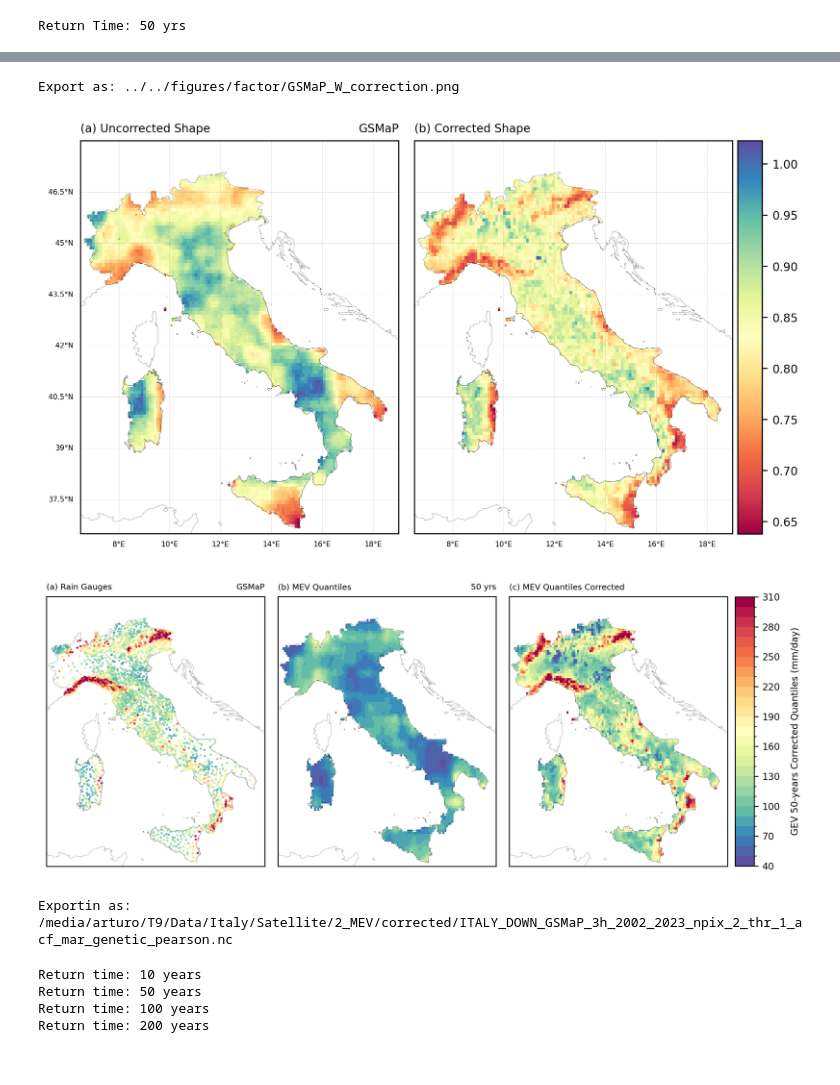
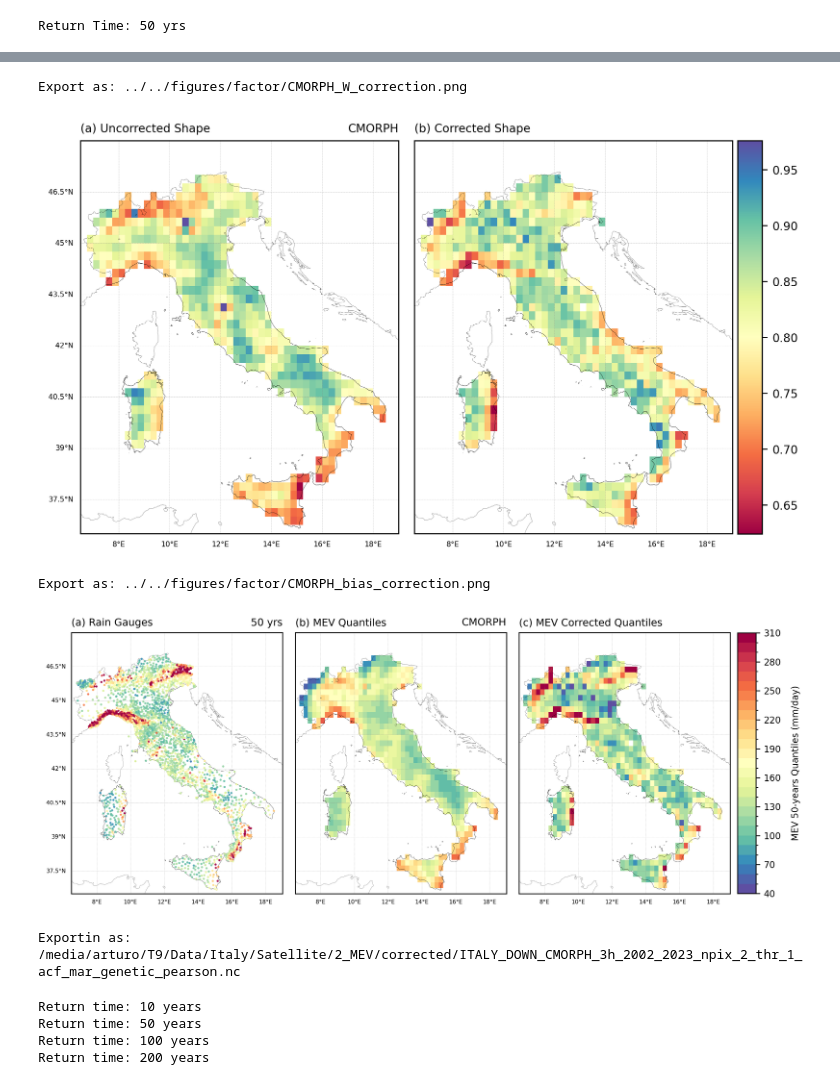
Before and after one commit to TeamExtremes/MEVD-downscaling, a Jupyter notebook: jupyter/Bias_correction/I_grid_factor_MEVD.ipynb, the cells around one changed output, grey strips where cells are left out. Drawn from its saved outputs; the diff is of its cells as text; code cells hidden in the pictures.

```diff
--- a/jupyter/Bias_correction/I_grid_factor_MEVD.ipynb
+++ b/jupyter/Bias_correction/I_grid_factor_MEVD.ipynb
@@ -28,11 +28,11 @@ warnings.filterwarnings('ignore')
 # product, time_reso, reso = 'ENSEMBLE_mean', '1dy', '25'
 # product, time_reso, reso = 'ENSEMBLE_median', '1dy', '25'
 # product, time_reso, reso = 'IMERG', '1dy', '10'
-# product, time_reso, reso = 'CMORPH', '3h', '25'
+product, time_reso, reso = 'CMORPH', '3h', '25'
 # product, time_reso, reso = 'CHIRPS', '1dy', '5'
 # product, time_reso, reso = 'ERA5', '3h', '25'
 # product, time_reso, reso = 'MSWEP', '3h', '10'
-product, time_reso, reso = 'GSMaP', '3h', '10'
+# product, time_reso, reso = 'GSMaP', '3h', '10'
 # %%
 dir_input = os.path.join('/','media','arturo','T9','Data','Italy','Satellite','2_MEV', 'uncorrected')
 dir_output = os.path.join('/','media','arturo','T9','Data','Italy','Satellite','2_MEV', 'corrected')
@@ -388,8 +386,8 @@ dir_out = os.path.join('..','..','figures','factor',f'{product}_W_correction.png
 print(F'Export as: {dir_out}')
 # plt.savefig(dir_out,transparent = False,bbox_inches ='tight',pad_inches = 0.1, facecolor=None)
 # %% [output]
-Export as: ../../figures/factor/GSMaP_W_correction.png
+Export as: ../../figures/factor/CMORPH_W_correction.png
-[figure, old version]
+[figure, new version]
 # %%
 Tr = [5,  10,  20,  50, 100, 200]
 MEV_corrected = ART_down.pre_quantiles_array(
@@ -423,47 +421,76 @@ ax1.add_feature(cfeature.COASTLINE,linewidth=0.1,edgecolor='k')
 ITALY.plot(legend=False, facecolor="none", edgecolor='black', linewidth=0.1, ax=ax1, zorder=10)
 a1 = ax1.scatter(Quantile_df['lon'].values, Quantile_df['lat'].values, c=Quantile_df['MEV'].values, s=1, alpha=0.8,cmap='Spectral_r',norm=norm, zorder=10)
 
+gl = ax1.gridlines(crs=proj,draw_labels=True,linewidth=0.2,color='gray',alpha=0.5,linestyle='--')
+gl.top_labels = False
+gl.bottom_labels = True
+gl.left_labels = True
+gl.right_labels = False
+gl.xlabel_style = {'size': 5, 'color': 'k'}
+gl.ylabel_style = {'size': 5, 'color': 'k'}
+
 # cbar = plt.colorbar(a1, fraction=0.0565, pad=0.03)
 # cbar.ax.tick_params(labelsize=6)
 
-ax1.set_title('(a) Rain Gauges', loc='left', fontsize=7)
-ax1.set_title(product, loc='right', fontsize=7)
+ax1.set_title('(a) Rain Gauges', loc='left', fontsize=9)
+ax1.set_title(f'{Tr[pos]} yrs', loc='right', fontsize=9)
 
 # ========================================================================================================
 ax1 = plt.subplot(gs[0, 1], projection = proj)
 ax1.set_extent([lon_min, lon_max, lat_min, lat_max], crs=proj)
 ax1.add_feature(cfeature.COASTLINE,linewidth=0.1,edgecolor='k')
 ITALY.plot(legend=False, facecolor="none", edgecolor='black', linewidth=0.1, ax=ax1, zorder=10)
 a1 = ax1.pcolormesh(lon2d, lat2d, MEV[3,:,:], cmap='Spectral_r', norm=norm)
 
+gl = ax1.gridlines(crs=proj,draw_labels=True,linewidth=0.2,color='gray',alpha=0.5,linestyle='--')
+gl.top_labels = False
+gl.bottom_labels = True
+gl.left_labels = False
+gl.right_labels = False
+gl.xlabel_style = {'size': 5, 'color': 'k'}
+gl.ylabel_style = {'size': 5, 'color': 'k'}
+
 # cbar = plt.colorbar(a1, fraction=0.0565, pad=0.03)
 # cbar.ax.tick_params(labelsize=6)
 
-ax1.set_title('(b) MEV Quantiles', loc='left', fontsize=7)
-ax1.set_title(f'{Tr[pos]} yrs', loc='right', fontsize=7)
+ax1.set_title('(b) MEV Quantiles', loc='left', fontsize=9)
+ax1.set_title(product, loc='right', fontsize=9)
 
 # ========================================================================================================
 ax1 = plt.subplot(gs[0, 2], projection = proj)
 ax1.set_extent([lon_min, lon_max, lat_min, lat_max], crs=proj)
 ax1.add_feature(cfeature.COASTLINE,linewidth=0.1,edgecolor='k')
 ITALY.plot(legend=False, facecolor="none", edgecolor='black', linewidth=0.1, ax=ax1, zorder=10)
 a1 = ax1.pcolormesh(lon2d, lat2d, MEV_corrected[3,:,:], cmap='Spectral_r', norm=norm)
 
+gl = ax1.gridlines(crs=proj,draw_labels=True,linewidth=0.2,color='gray',alpha=0.5,linestyle='--')
+gl.top_labels = False
+gl.bottom_labels = True
+gl.left_labels = False
+gl.right_labels = False
+gl.xlabel_style = {'size': 5, 'color': 'k'}
+gl.ylabel_style = {'size': 5, 'color': 'k'}
+
 # cbar = plt.colorbar(a1, fraction=0.0565, pad=0.03)
 # cbar.ax.tick_params(labelsize=6)
 
-ax1.set_title('(c) MEV Quantiles Corrected', loc='left', fontsize=7)
+ax1.set_title('(c) MEV Corrected Quantiles', loc='left', fontsize=9)
 
 # ===========================================================================================================================================================================
 # ===========================================================================================================================================================================
 cbar_ax = fig.add_axes([0.96, 0.18, 0.025, 0.64]) # Horizontal
 cbar = fig.colorbar(a1, cax=cbar_ax, orientation='vertical')
 cbar.ax.tick_params(labelsize=8)
-cbar.set_label(f"GEV {Tr[pos]}-years Corrected Quantiles (mm/day)", fontsize=8, labelpad=9)
+cbar.set_label(f"MEV {Tr[pos]}-years Quantiles (mm/day)", fontsize=8, labelpad=9)
 
 plt.subplots_adjust(left=0.05, bottom=0.05, right=0.95, top=0.95, wspace=0.06, hspace=0.1)
+
+dir_out = os.path.join('..','..','figures','factor',f'{product}_bias_correction.png')
+print(F'Export as: {dir_out}')
+plt.savefig(dir_out,transparent = False,bbox_inches ='tight',pad_inches = 0.1, facecolor=None)
 # %% [output]
+Export as: ../../figures/factor/CMORPH_bias_correction.png
-[figure, old version]
+[figure, new version]
 # %%
 DOWN_corrected = xr.Dataset(
         data_vars={
@@ -506,7 +533,7 @@ print(f'Exportin as: {PRE_out}')
 DOWN_corrected.to_netcdf(PRE_out)
 print()
 # %% [output]
-Exportin as: /media/arturo/T9/Data/Italy/Satellite/2_MEV/corrected/ITALY_DOWN_GSMaP_3h_2002_2023_npix_2_thr_1_acf_mar_genetic_pearson.nc
+Exportin as: /media/arturo/T9/Data/Italy/Satellite/2_MEV/corrected/ITALY_DOWN_CMORPH_3h_2002_2023_npix_2_thr_1_acf_mar_genetic_pearson.nc
 # %%
 pos_list = [1, 3, 4, 5]
 for val_list in pos_list:
```
Also changed, not shown: parts of 4 cells of this notebook, 3 other files.
